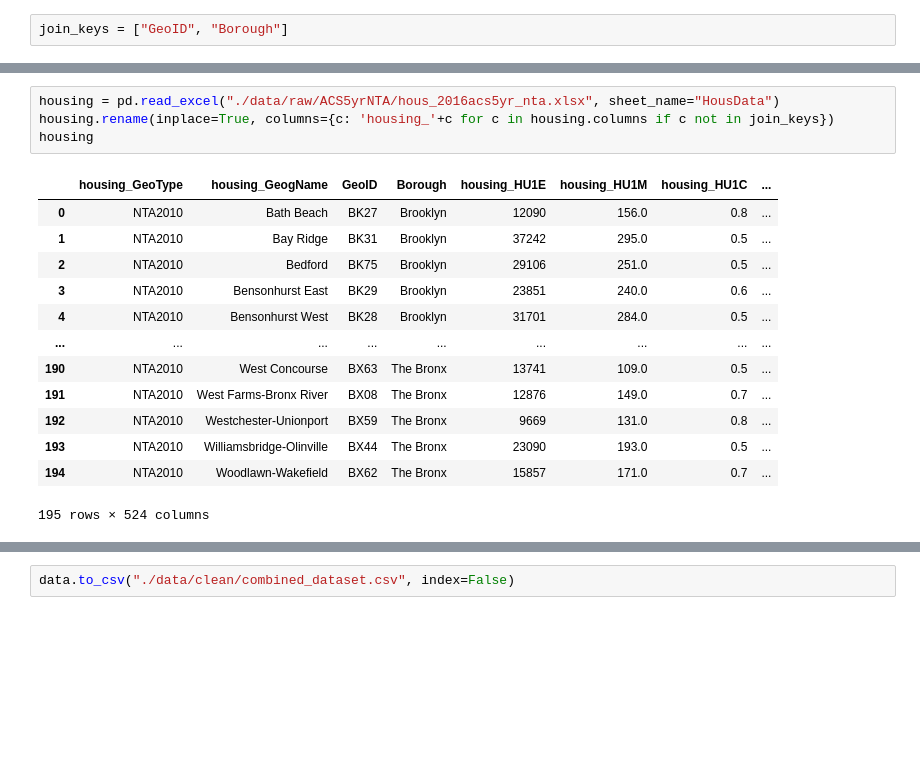
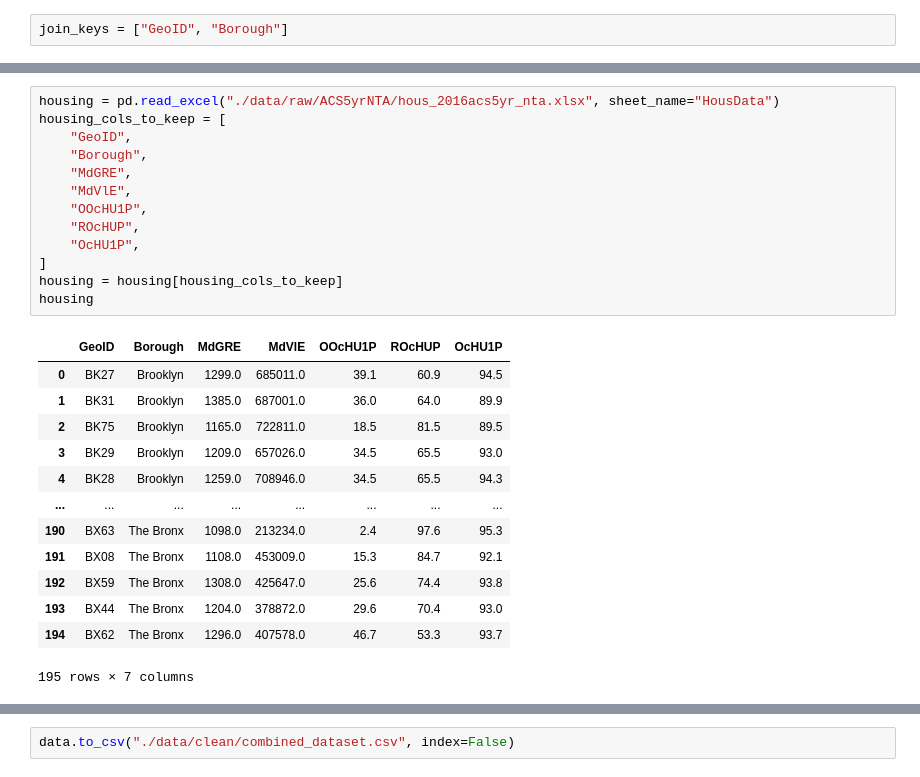
Before and after one commit to danieldc98/NYCneighborhoodInternetAdoption, a Jupyter notebook: preprocessing.ipynb, the cells around one changed output, grey strips where cells are left out. Drawn from its saved outputs; the diff is of its cells as text; blank space fills up the shorter version.

```diff
--- a/preprocessing.ipynb
+++ b/preprocessing.ipynb
@@ -81,21 +139,30 @@ econ
 # %%
 housing = pd.read_excel("./data/raw/ACS5yrNTA/hous_2016acs5yr_nta.xlsx", sheet_name="HousData")
-housing.rename(inplace=True, columns={c: 'housing_'+c for c in housing.columns if c not in join_keys})
+housing_cols_to_keep = [
+    "GeoID",
+    "Borough",
+    "MdGRE",
+    "MdVlE",
+    "OOcHU1P",
+    "ROcHUP",
+    "OcHU1P",
+]
+housing = housing[housing_cols_to_keep]
 housing
 # %% [output]
-|  | housing_GeoType | housing_GeogName | GeoID | Borough | housing_HU1E | housing_HU1M | housing_HU1C | ... |
-| 0 | NTA2010 | Bath Beach | BK27 | Brooklyn | 12090 | 156.0 | 0.8 | ... |
-| 1 | NTA2010 | Bay Ridge | BK31 | Brooklyn | 37242 | 295.0 | 0.5 | ... |
-| 2 | NTA2010 | Bedford | BK75 | Brooklyn | 29106 | 251.0 | 0.5 | ... |
-| 3 | NTA2010 | Bensonhurst East | BK29 | Brooklyn | 23851 | 240.0 | 0.6 | ... |
-| 4 | NTA2010 | Bensonhurst West | BK28 | Brooklyn | 31701 | 284.0 | 0.5 | ... |
-| ... | ... | ... | ... | ... | ... | ... | ... | ... |
-| 190 | NTA2010 | West Concourse | BX63 | The Bronx | 13741 | 109.0 | 0.5 | ... |
-| 191 | NTA2010 | West Farms-Bronx River | BX08 | The Bronx | 12876 | 149.0 | 0.7 | ... |
-| 192 | NTA2010 | Westchester-Unionport | BX59 | The Bronx | 9669 | 131.0 | 0.8 | ... |
-| 193 | NTA2010 | Williamsbridge-Olinville | BX44 | The Bronx | 23090 | 193.0 | 0.5 | ... |
-| 194 | NTA2010 | Woodlawn-Wakefield | BX62 | The Bronx | 15857 | 171.0 | 0.7 | ... |
+|  | GeoID | Borough | MdGRE | MdVlE | OOcHU1P | ROcHUP | OcHU1P |
+| 0 | BK27 | Brooklyn | 1299.0 | 685011.0 | 39.1 | 60.9 | 94.5 |
+| 1 | BK31 | Brooklyn | 1385.0 | 687001.0 | 36.0 | 64.0 | 89.9 |
+| 2 | BK75 | Brooklyn | 1165.0 | 722811.0 | 18.5 | 81.5 | 89.5 |
+| 3 | BK29 | Brooklyn | 1209.0 | 657026.0 | 34.5 | 65.5 | 93.0 |
+| 4 | BK28 | Brooklyn | 1259.0 | 708946.0 | 34.5 | 65.5 | 94.3 |
+| ... | ... | ... | ... | ... | ... | ... | ... |
+| 190 | BX63 | The Bronx | 1098.0 | 213234.0 | 2.4 | 97.6 | 95.3 |
+| 191 | BX08 | The Bronx | 1108.0 | 453009.0 | 15.3 | 84.7 | 92.1 |
+| 192 | BX59 | The Bronx | 1308.0 | 425647.0 | 25.6 | 74.4 | 93.8 |
+| 193 | BX44 | The Bronx | 1204.0 | 378872.0 | 29.6 | 70.4 | 93.0 |
+| 194 | BX62 | The Bronx | 1296.0 | 407578.0 | 46.7 | 53.3 | 93.7 |
-195 rows × 524 columns
+195 rows × 7 columns
 # %%
 data = internet
 for right in [soc, demo, housing, econ]:
```
Also changed, not shown: parts of 9 cells of this notebook, 1 other file.
